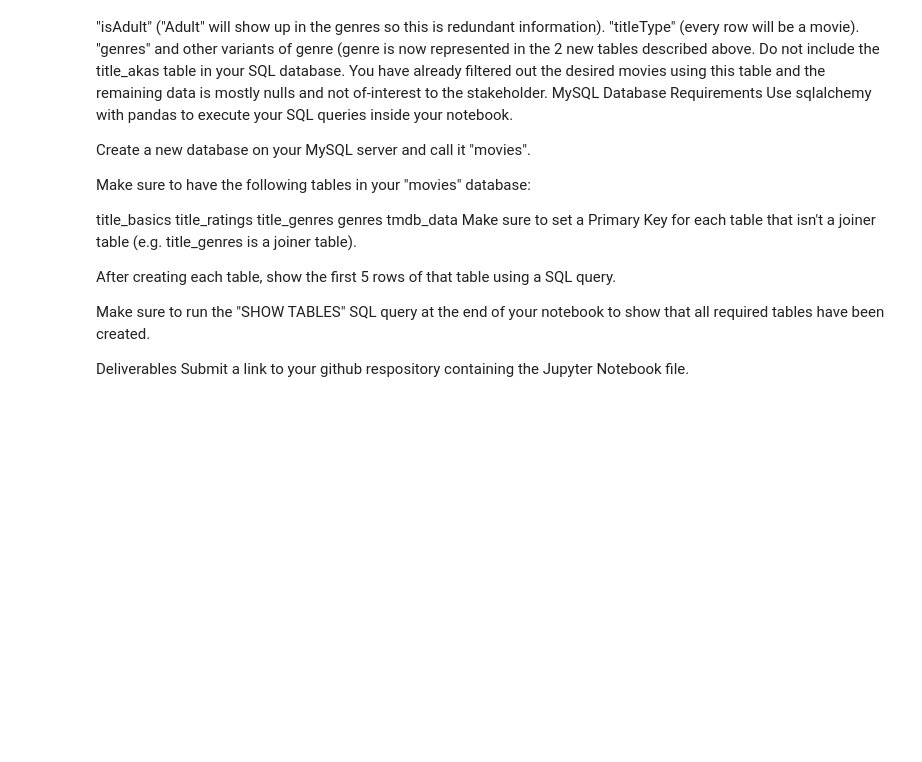
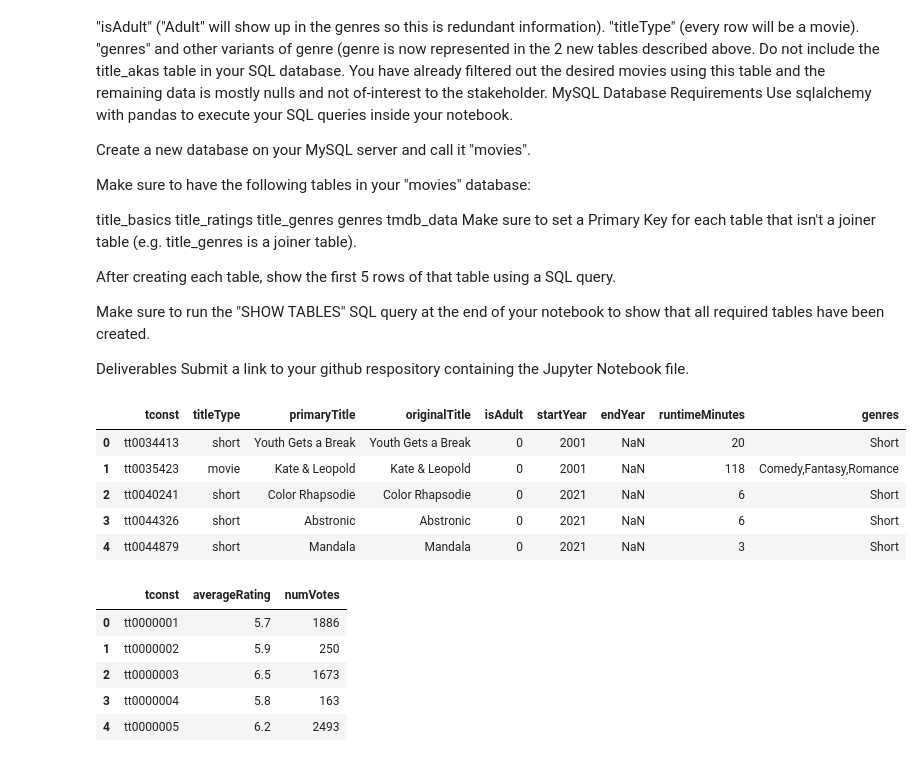
Before and after one commit to MentalTorque/Staich-DE-MovieMagic, a Jupyter notebook: Project 3.3 (Core).ipynb, the cells around one changed output. Drawn from its saved outputs; the diff is of its cells as text; code cells hidden in the pictures; blank space fills up the shorter version.

```diff
--- a/Project 3.3 (Core).ipynb
+++ b/Project 3.3 (Core).ipynb
@@ -57,0 +71,19 @@ Submit a link to your github respository containing the Jupyter Notebook file.
+# %%
+#load file and disply rows
+df_title_basics = pd.read_csv('Data/basics_clean.csv.gz')
+df_title_ratings = pd.read_csv('Data/title.ratings.csv.gz')
+
+display(df_title_basics.head(), df_title_ratings.head())
+# %% [output]
+|  | tconst | titleType | primaryTitle | originalTitle | isAdult | startYear | endYear | runtimeMinutes | genres |
+| 0 | tt0034413 | short | Youth Gets a Break | Youth Gets a Break | 0 | 2001 | NaN | 20 | Short |
+| 1 | tt0035423 | movie | Kate & Leopold | Kate & Leopold | 0 | 2001 | NaN | 118 | Comedy,Fantasy,Romance |
+| 2 | tt0040241 | short | Color Rhapsodie | Color Rhapsodie | 0 | 2021 | NaN | 6 | Short |
+| 3 | tt0044326 | short | Abstronic | Abstronic | 0 | 2021 | NaN | 6 | Short |
+| 4 | tt0044879 | short | Mandala | Mandala | 0 | 2021 | NaN | 3 | Short |
+|  | tconst | averageRating | numVotes |
+| 0 | tt0000001 | 5.7 | 1886 |
+| 1 | tt0000002 | 5.9 | 250 |
+| 2 | tt0000003 | 6.5 | 1673 |
+| 3 | tt0000004 | 5.8 | 163 |
+| 4 | tt0000005 | 6.2 | 2493 |
```
Also changed, not shown: parts of 47 cells of this notebook, 6 other files.
